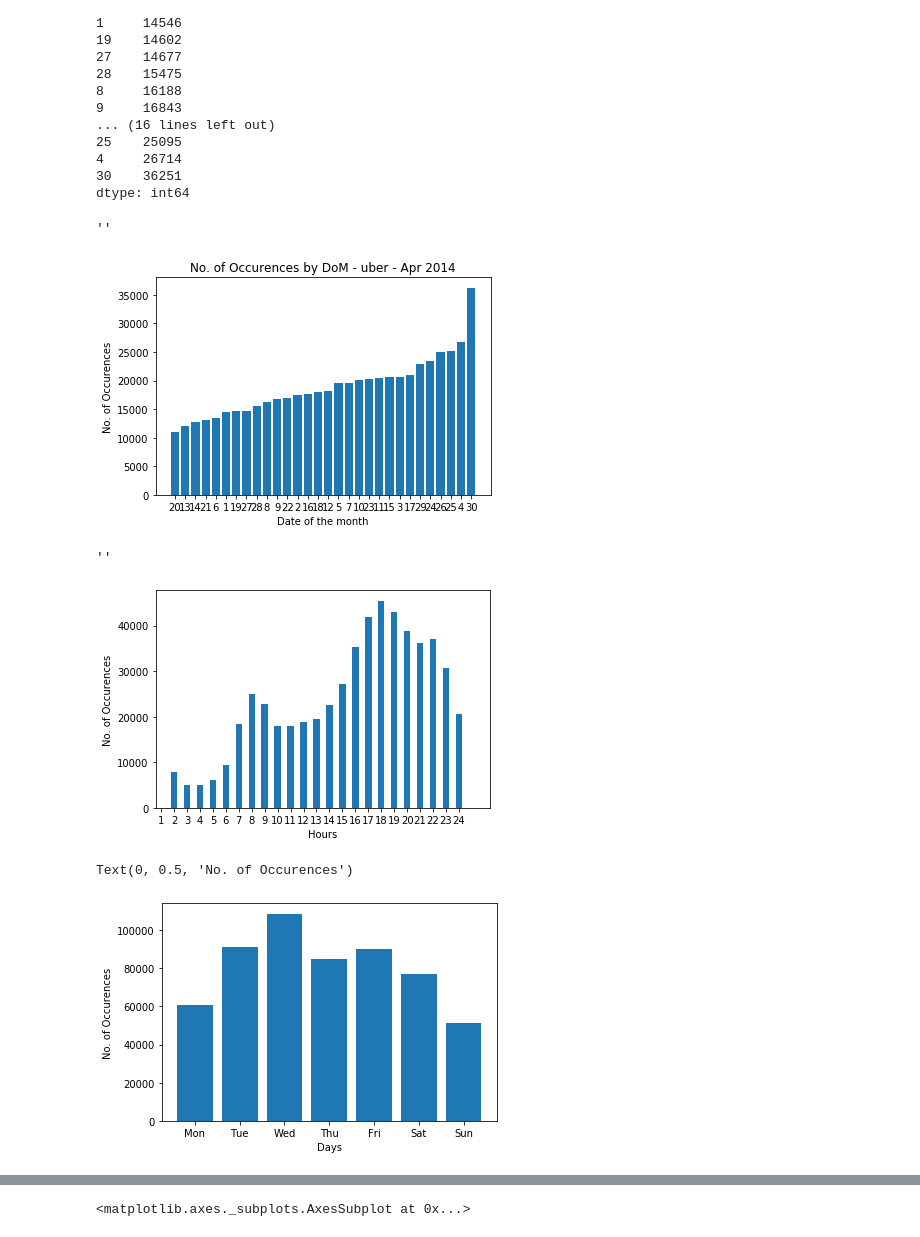
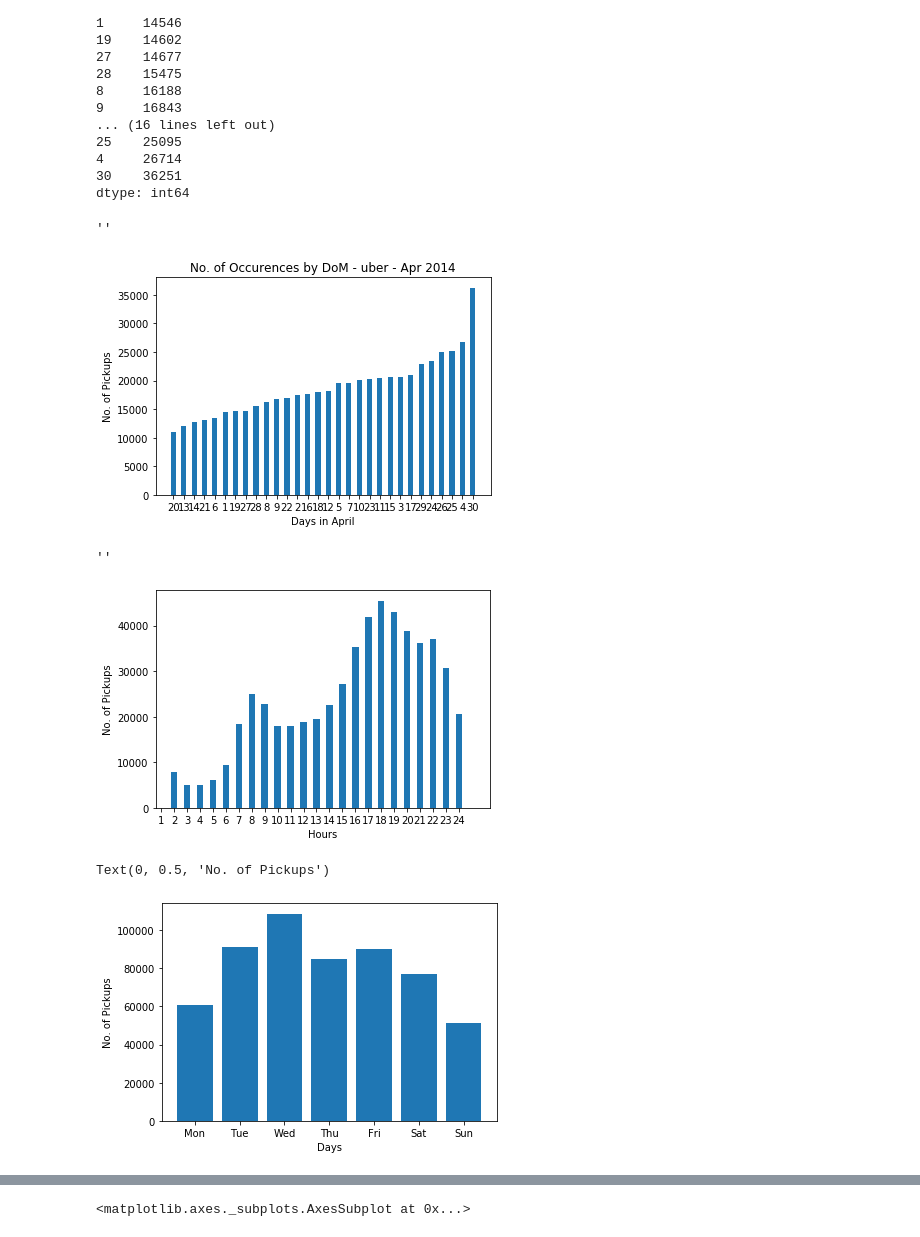
Before and after one commit to CrimsonSaber/Uber-DataAnalysis, a Jupyter notebook: Uber Analysis.ipynb, the cells around one changed output, grey strips where cells are left out. Cells and saved outputs as stored; diff of their text form; code cells hidden in the pictures.

```diff
--- a/Uber Analysis.ipynb
+++ b/Uber Analysis.ipynb
@@ -111,33 +111,33 @@ dom
 30    36251
 dtype: int64
 # %%
-bar(range(1, 31), by_date_sorted)
+bar(range(1, 31), by_date_sorted, width=0.5)
 xticks(range(1,31), by_date_sorted.index)
-xlabel('Date of the month')
-ylabel('No. of Occurences')
+xlabel('Days in April')
+ylabel('No. of Pickups')
 title('No. of Occurences by DoM - uber - Apr 2014')
 ;
 # %% [output]
 ''
-[figure, old version]
+[figure, new version]
 # %%
 #analysis of each hour
 # %%
 hist(data.hour, bins=24, rwidth=.5, range=(.5, 24.5))
 xticks(range(24), '1 2 3 4 5 6 7 8 9 10 11 12 13 14 15 16 17 18 19 20 21 22 23 24'.split())
 xlabel('Hours')
-ylabel('No. of Occurences')
+ylabel('No. of Pickups')
 ;
 # %% [output]
 ''
-[figure, old version]
+[figure, new version]
 # %%
 #analysing week days
 # %%
 hist(data.weekday, bins=7, rwidth=.8, range=(-0.5, 6.5))
 xticks(range(7), 'Mon Tue Wed Thu Fri Sat Sun'.split())
 xlabel('Days')
-ylabel('No. of Occurences')
+ylabel('No. of Pickups')
 # %% [output]
-Text(0, 0.5, 'No. of Occurences')
+Text(0, 0.5, 'No. of Pickups')
-[figure, old version]
+[figure, new version]
```
Also changed, not shown: parts of 6 cells of this notebook.
